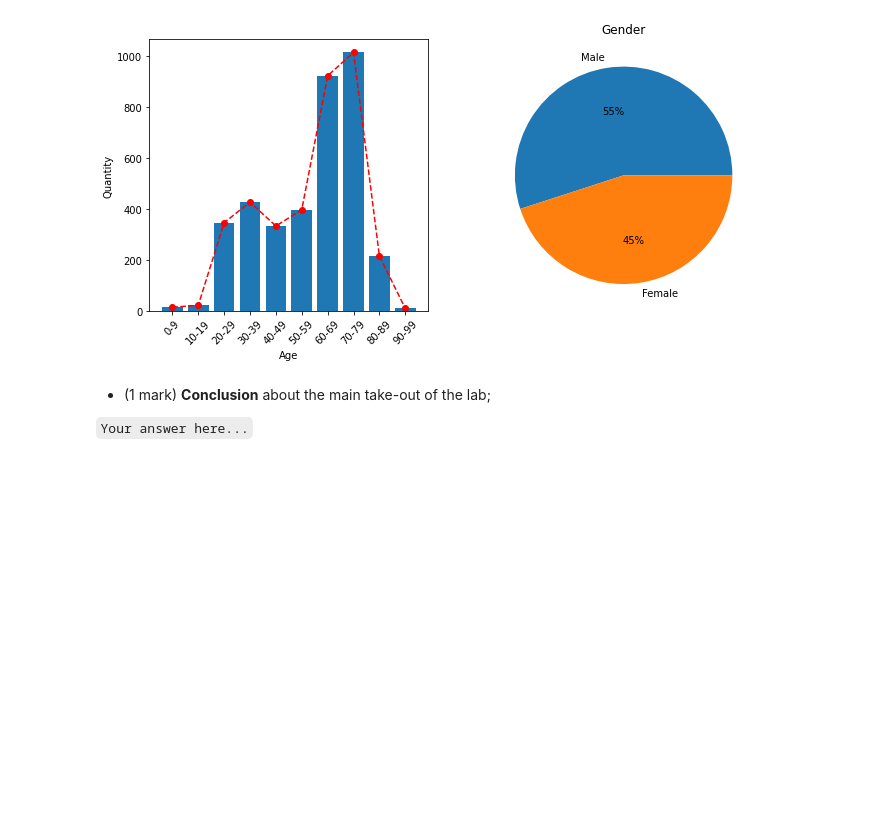
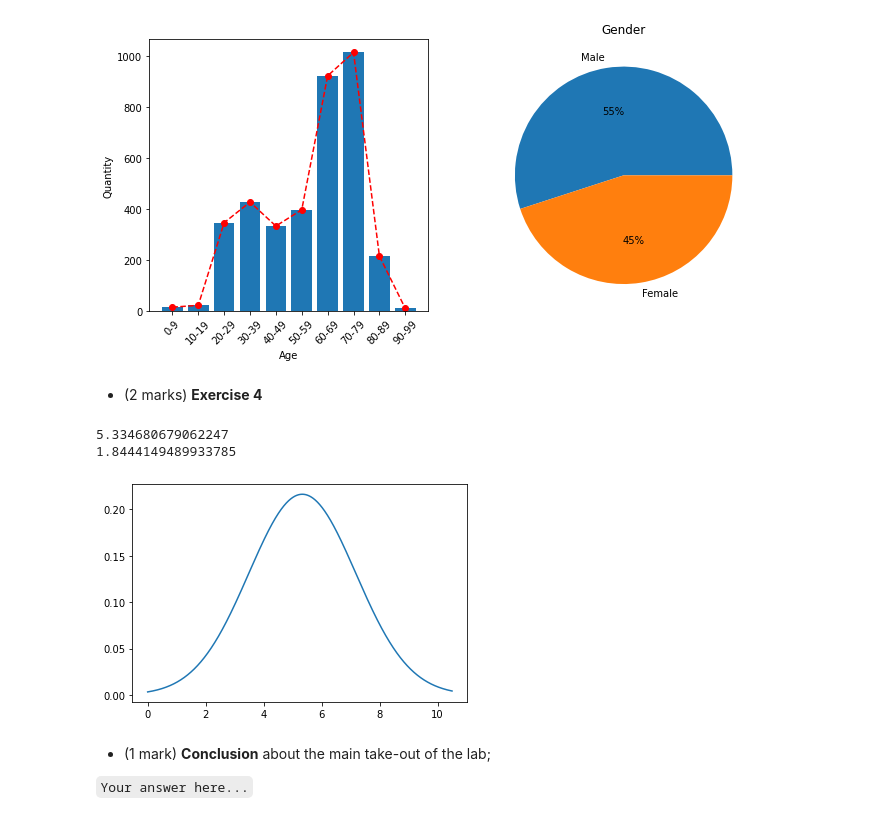
Before and after one commit to nafisat11/ENCM509, a Jupyter notebook: Labs/01/lab01_NafisaTabassum.ipynb, the cells around one changed output. Drawn from its saved outputs; the diff is of its cells as text; code cells hidden in the pictures; blank space fills up the shorter version.

```diff
--- a/Labs/01/lab01_NafisaTabassum.ipynb
+++ b/Labs/01/lab01_NafisaTabassum.ipynb
@@ -80,6 +84,28 @@ ax2.pie(np.array(gender), labels=["Male", "Female"], autopct='%1.0f%%')
  [Text(-0.09386070121791189, 0.5926130008419338, '55%'),
   Text(0.09386070121791196, -0.5926130008419338, '45%')])
 [figure]
+# %% [markdown]
+- (2 marks) **Exercise 4**
+# %%
+import scipy.stats
+
+array = []
+for index, population in enumerate(age):
+    array.append(np.full(shape=population, fill_value=index, dtype=np.int))
+
+vector = np.hstack(array)
+
+mean = np.mean(vector)
+std = np.std(vector)
+
+x = np.linspace(0, 10.5, len(vector))
+y = scipy.stats.norm.pdf(x, mean, std)
+
+plt.plot(x, y)
+# %% [output]
+5.334680679062247
+1.8444149489933785
+[figure, added]
 # %% [markdown]
 - (1 mark) **Conclusion** about  the main take-out of the lab;
 
```
Also changed, not shown: parts of 1 cell of this notebook.
